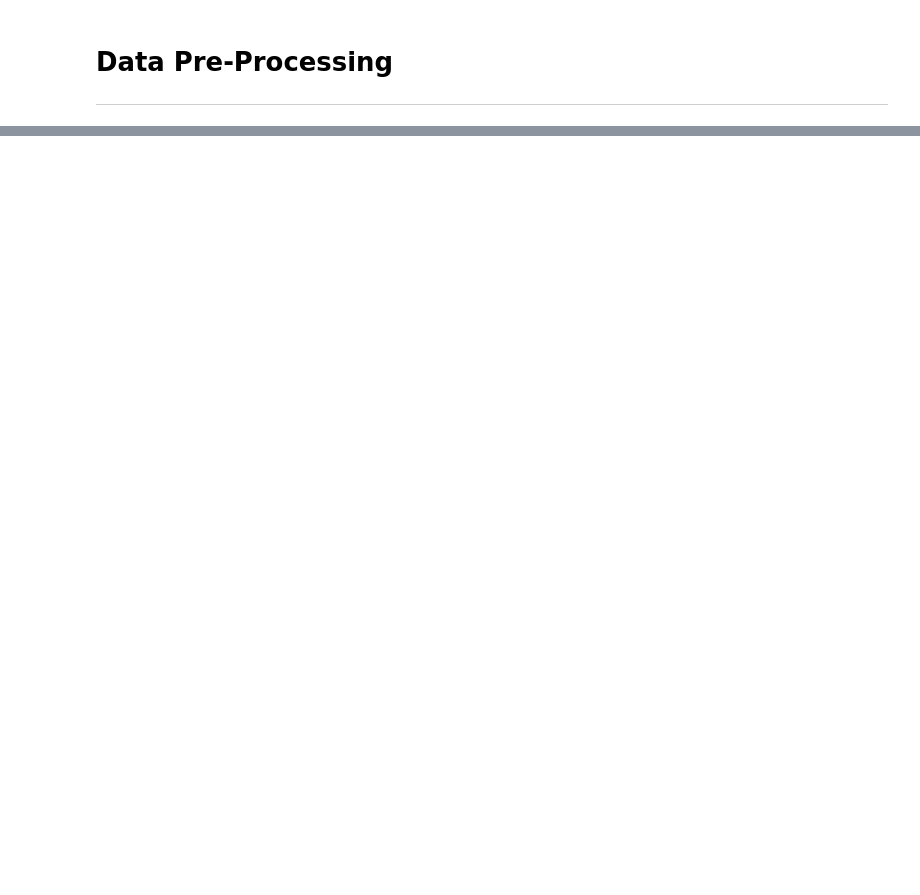
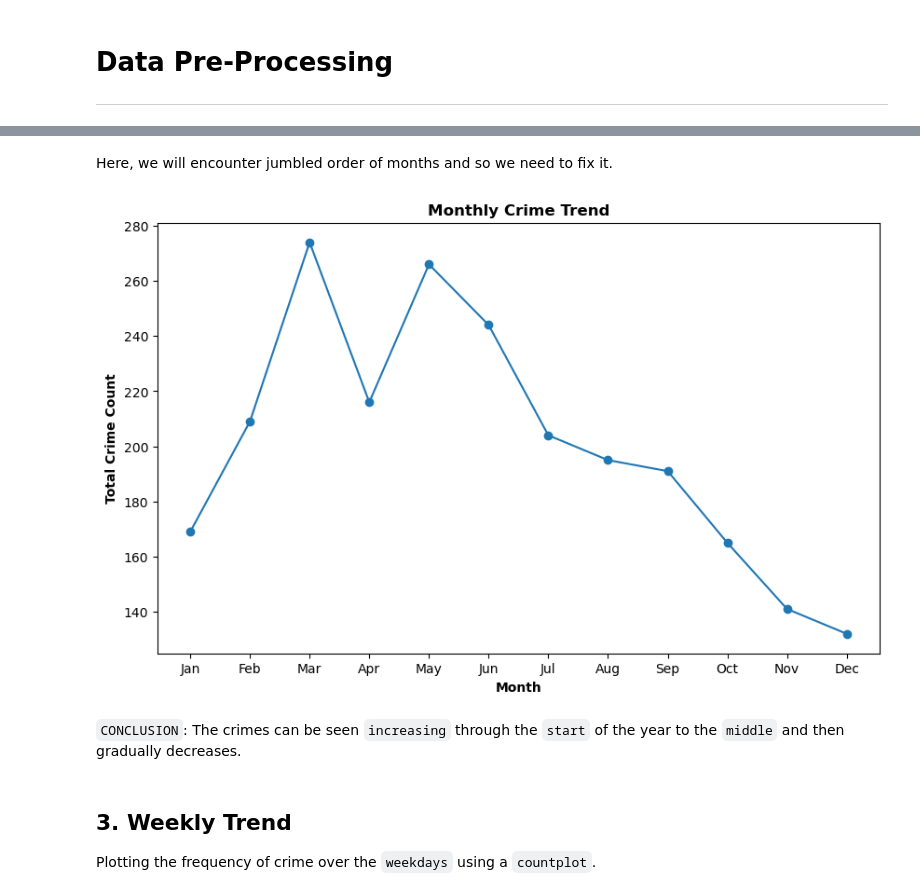
Before and after one commit to manjit-baishya-datascience/NYPD-Hate-Crime-EDA, a Jupyter notebook: nypd-hate-crime-eda.ipynb, the cells around one changed output, grey strips where cells are left out. Cells and saved outputs as stored; diff of their text form; code cells hidden in the pictures; blank space fills up the shorter version.

```diff
--- a/nypd-hate-crime-eda.ipynb
+++ b/nypd-hate-crime-eda.ipynb
@@ -171,0 +406,30 @@ df.head()
+# %% [markdown]
+Here, we will encounter jumbled order of months and so we need to fix it.
+# %%
+# defining the correct order of months
+month_order = ['Jan', 'Feb', 'Mar', 'Apr', 'May', 'Jun', 'Jul', 'Aug', 'Sep', 'Oct', 'Nov', 'Dec']
+
+# convert 'month' column to categorical with correct order
+df['month'] = pd.Categorical(df['month'], categories = month_order, ordered=True)
+
+# count the occurrences of each month
+data_counts = df['month'].value_counts().sort_index()
+
+# plot the line plot
+plt.figure(figsize=(10, 6))
+plt.plot(data_counts.index, data_counts.values, marker='o', linestyle='-')
+
+# setting title and y-axis label
+plt.title('Monthly Crime Trend', fontweight='bold')
+plt.ylabel('Total Crime Count', fontweight='bold')
+plt.xlabel('Month', fontweight='bold')
+
+#  plotting
+plt.show()
+# %% [output]
+[figure, added]
+# %% [markdown]
+`CONCLUSION`: The crimes can be seen `increasing` through the `start` of the year to the `middle` and then gradually decreases.
+# %% [markdown]
+## **3. Weekly Trend**
+Plotting the frequency of crime over the `weekdays` using a `countplot`.
```
Also changed, not shown: parts of 72 cells of this notebook, 1 other file.
